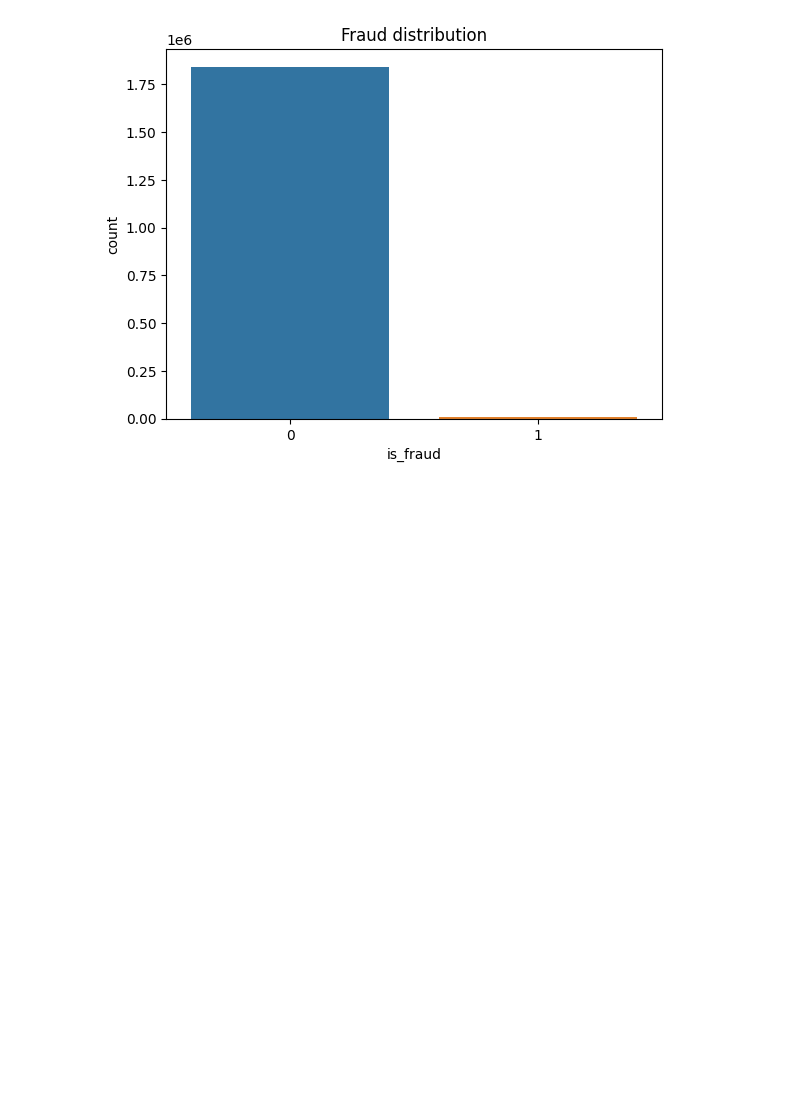
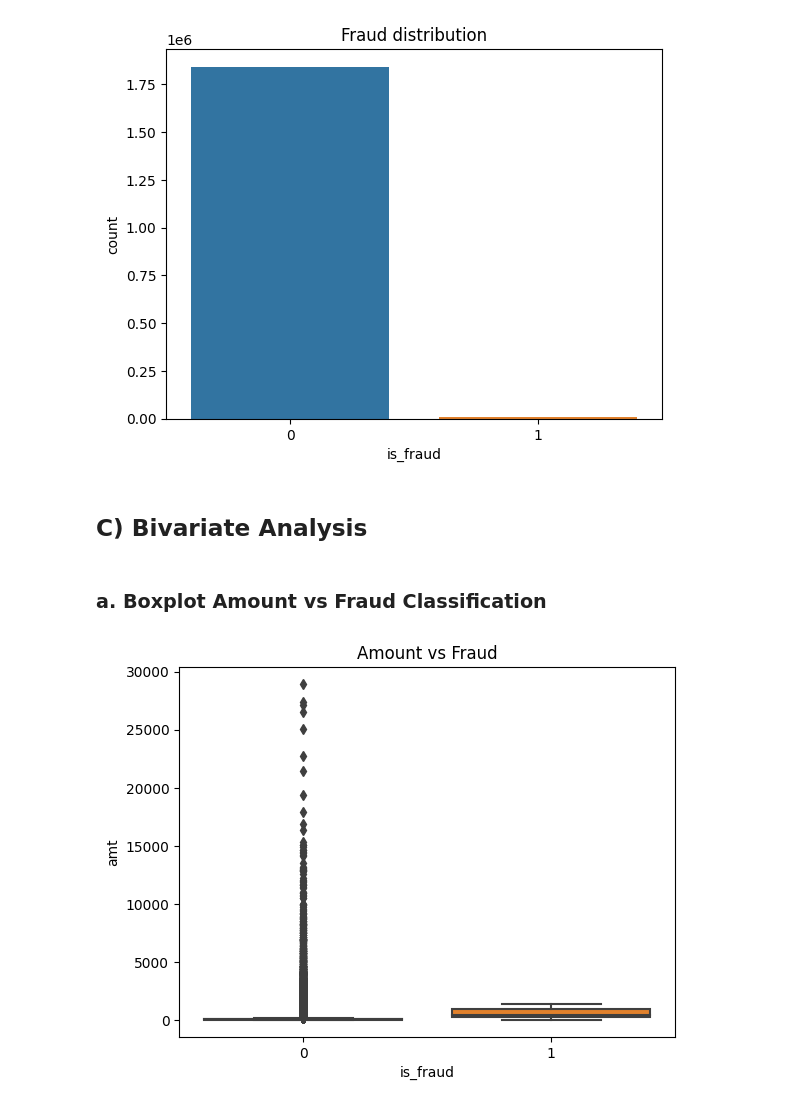
Before and after one commit to arthuralbarelli/ml-credit-card-fraud-detection, a Jupyter notebook: notebooks/credit_card_fraud_exploratory_analysis.ipynb, the cells around one changed output. Drawn from its saved outputs; the diff is of its cells as text; code cells hidden in the pictures; blank space fills up the shorter version.

Commit message:
feat(notebooks): Add boxplot of amount vs fraud

```diff
--- a/notebooks/credit_card_fraud_exploratory_analysis.ipynb
+++ b/notebooks/credit_card_fraud_exploratory_analysis.ipynb
@@ -185,3 +185,13 @@ plt.title('Fraud distribution')
 plt.show()
 # %% [output]
 [figure]
+# %% [markdown]
+## C) Bivariate Analysis
+# %% [markdown]
+### a. Boxplot Amount vs Fraud Classification
+# %%
+sns.boxplot(x='is_fraud', y='amt', data=fraud_data)
+plt.title("Amount vs Fraud")
+plt.show()
+# %% [output]
+[figure, added]
```
Also changed, not shown: 1 other file.
